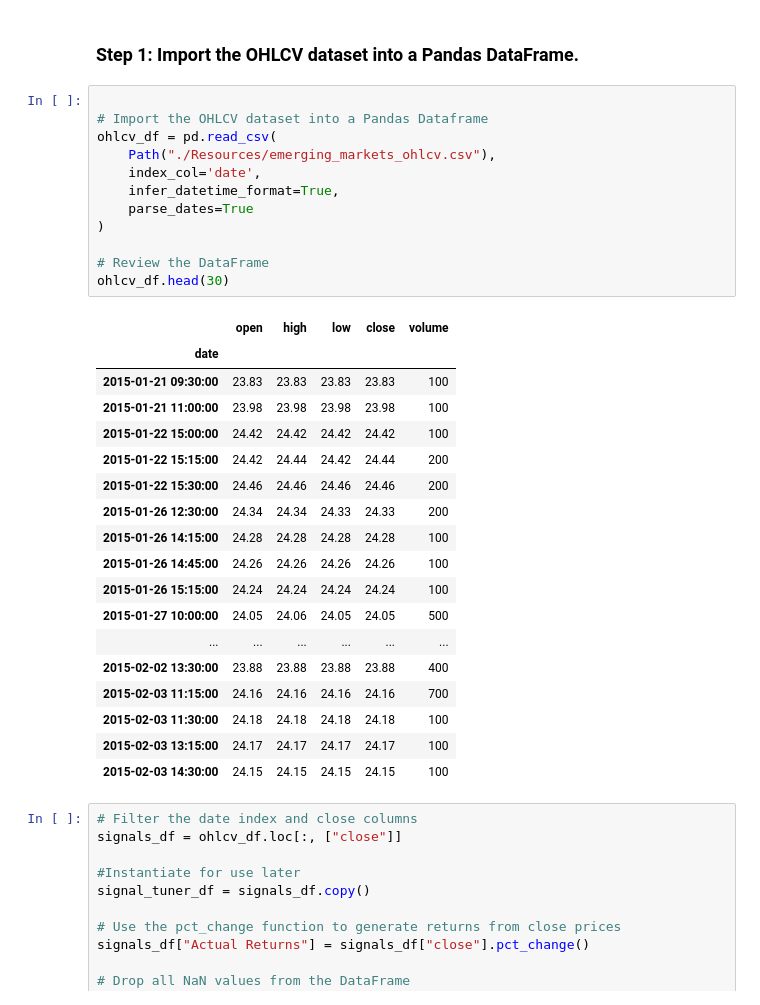
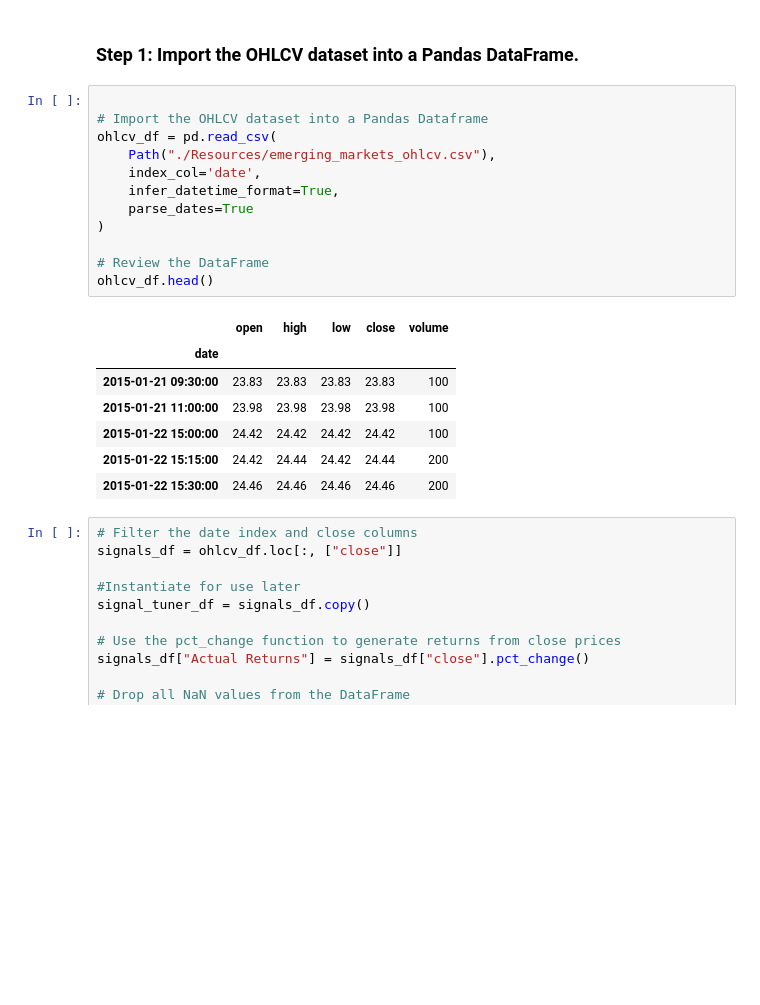
Before and after one commit to darcy5d/Fintech_Module_14_Homework_Assignment, a Jupyter notebook: machine_learning_trading_bot.ipynb, the cells around one changed output. Drawn from its saved outputs; the diff is of its cells as text; blank space fills up the shorter version.

```diff
--- a/machine_learning_trading_bot.ipynb
+++ b/machine_learning_trading_bot.ipynb
@@ -94,34 +94,23 @@ Open the Jupyter notebook. Restart the kernel, run the provided cells that corre
 # %%
 
 # Import the OHLCV dataset into a Pandas Dataframe
 ohlcv_df = pd.read_csv(
     Path("./Resources/emerging_markets_ohlcv.csv"),
     index_col='date',
     infer_datetime_format=True,
     parse_dates=True
 )
 
 # Review the DataFrame
-ohlcv_df.head(30)
+ohlcv_df.head()
 # %% [output]
 |  | open | high | low | close | volume |
 | date |  |  |  |  |  |
 | 2015-01-21 09:30:00 | 23.83 | 23.83 | 23.83 | 23.83 | 100 |
 | 2015-01-21 11:00:00 | 23.98 | 23.98 | 23.98 | 23.98 | 100 |
 | 2015-01-22 15:00:00 | 24.42 | 24.42 | 24.42 | 24.42 | 100 |
 | 2015-01-22 15:15:00 | 24.42 | 24.44 | 24.42 | 24.44 | 200 |
 | 2015-01-22 15:30:00 | 24.46 | 24.46 | 24.46 | 24.46 | 200 |
-| 2015-01-26 12:30:00 | 24.34 | 24.34 | 24.33 | 24.33 | 200 |
-| 2015-01-26 14:15:00 | 24.28 | 24.28 | 24.28 | 24.28 | 100 |
-| 2015-01-26 14:45:00 | 24.26 | 24.26 | 24.26 | 24.26 | 100 |
-| 2015-01-26 15:15:00 | 24.24 | 24.24 | 24.24 | 24.24 | 100 |
-| 2015-01-27 10:00:00 | 24.05 | 24.06 | 24.05 | 24.05 | 500 |
-| ... | ... | ... | ... | ... | ... |
-| 2015-02-02 13:30:00 | 23.88 | 23.88 | 23.88 | 23.88 | 400 |
-| 2015-02-03 11:15:00 | 24.16 | 24.16 | 24.16 | 24.16 | 700 |
-| 2015-02-03 11:30:00 | 24.18 | 24.18 | 24.18 | 24.18 | 100 |
-| 2015-02-03 13:15:00 | 24.17 | 24.17 | 24.17 | 24.17 | 100 |
-| 2015-02-03 14:30:00 | 24.15 | 24.15 | 24.15 | 24.15 | 100 |
 # %%
 # Filter the date index and close columns
 signals_df = ohlcv_df.loc[:, ["close"]]
```
Also changed, not shown: parts of 17 cells of this notebook, 9 other files.
